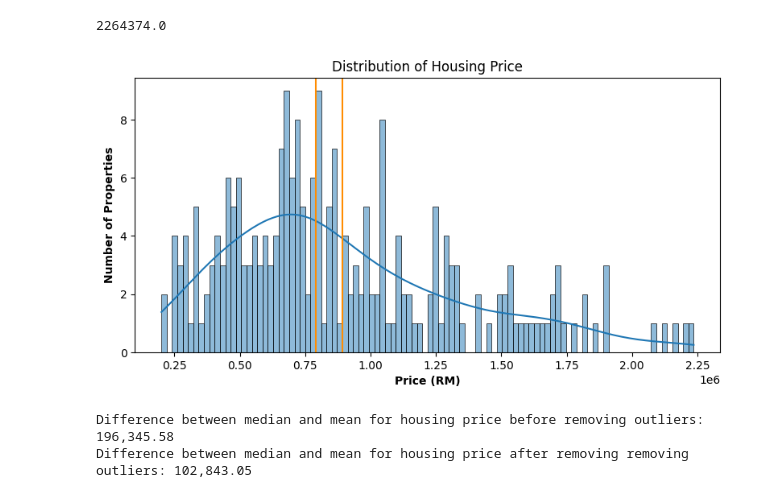
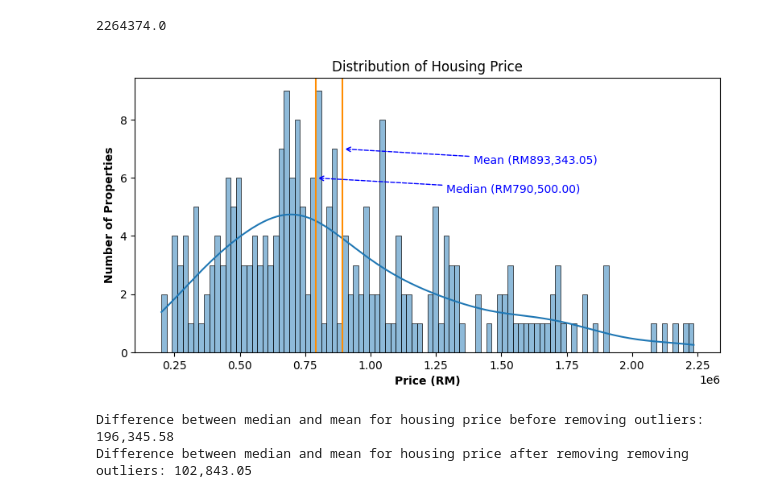
Before and after one commit to Bsting/fc_aps_mini_project_1, a Jupyter notebook: eda/iproperty_eda.ipynb, the cells around one changed output. Saved outputs shown, nothing was run; the diff lists cells and outputs as text; code cells hidden in the pictures.

```diff
--- a/eda/iproperty_eda.ipynb
+++ b/eda/iproperty_eda.ipynb
@@ -575,7 +575,7 @@ plot_bar_chart(df_project, 'state', 'title', f"State for Housing Properties List
 # %% [markdown]
 For the housing properties listed on iProperty.com.my, top 3 states are Selangor 57.01%, Johor 15.89% and Kuala Lumpur 14.02%. More than half of the housing properties listed on iProperty.com.my are from Selangor state. Terengganu, Sabah, Pahang, and Kedah only have one property projet listed on iProperty.com.my.
 # %%
-def plot_price_hist(data):
+def plot_price_hist(data, y_mean_annotate, y_median_annotate):
     fig, ax = plt.subplots()
     fig.set_size_inches(8, 4)
     fig.tight_layout()
@@ -587,15 +587,15 @@ def plot_price_hist(data):
     figplot.set_ylabel("Number of Properties", fontdict={'weight': 'bold'})
     figplot.axvline(data.price.median(), c='darkorange')
     figplot.annotate(f'Median (RM{data.price.median():,.2f})',
-                     xy=(data.price.median(), 12),
-                     xytext=(data.price.median() + 2 * tick_spacing, 11.5),
+                     xy=(data.price.median(), y_median_annotate),
+                     xytext=(data.price.median() + 2 * tick_spacing, y_median_annotate - 0.5),
                      fontsize=10,
                      color='blue',
                      arrowprops=dict(arrowstyle= '->', color='blue', lw=1.0, ls='--'))
     figplot.axvline(data.price.mean(), c='darkorange')
     figplot.annotate(f'Mean (RM{data.price.mean():,.2f})',
-                     xy=(data.price.mean(), 10),
-                     xytext=(data.price.mean() + 2 * tick_spacing, 9.5),
+                     xy=(data.price.mean(), y_mean_annotate),
+                     xytext=(data.price.mean() + 2 * tick_spacing, y_mean_annotate - 0.5),
                      fontsize=10,
                      color='blue',
                      arrowprops=dict(arrowstyle= '->', color='blue', lw=1.0, ls='--'))
@@ -629,9 +629,9 @@ upper_whisker
 # %%
 # plot price distribution with properties with price > RM2.87 millions removed
 df_house_price_remove_outliers = df_house[df_house.price < upper_whisker_end]
-plot_price_hist(df_house_price_remove_outliers)
+plot_price_hist(df_house_price_remove_outliers, 7, 6)
 # %% [output]
-[figure, old version]
+[figure, new version]
 # %%
 median_mean_diff_before_remove_outliers = df_house.price.mean() - df_house.price.median()
 median_mean_diff_after_remove_outliers = df_house_price_remove_outliers.price.mean() - df_house_price_remove_outliers.price.median()
```
Also changed, not shown: parts of 10 cells of this notebook.
